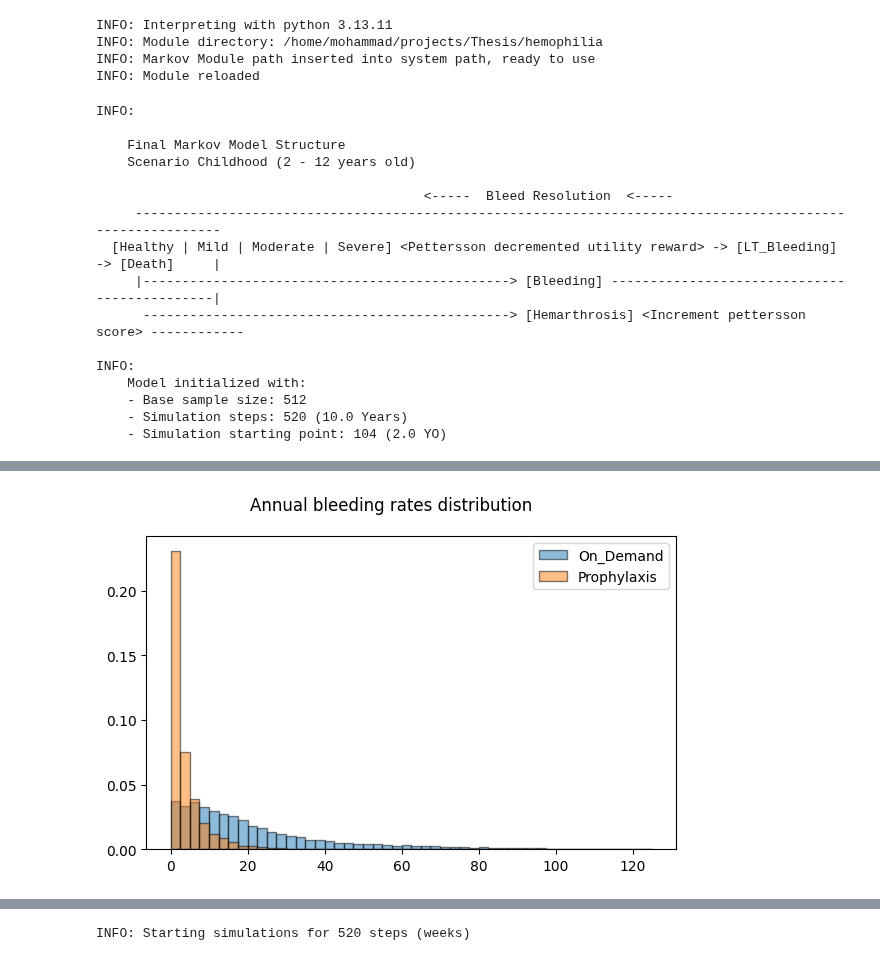
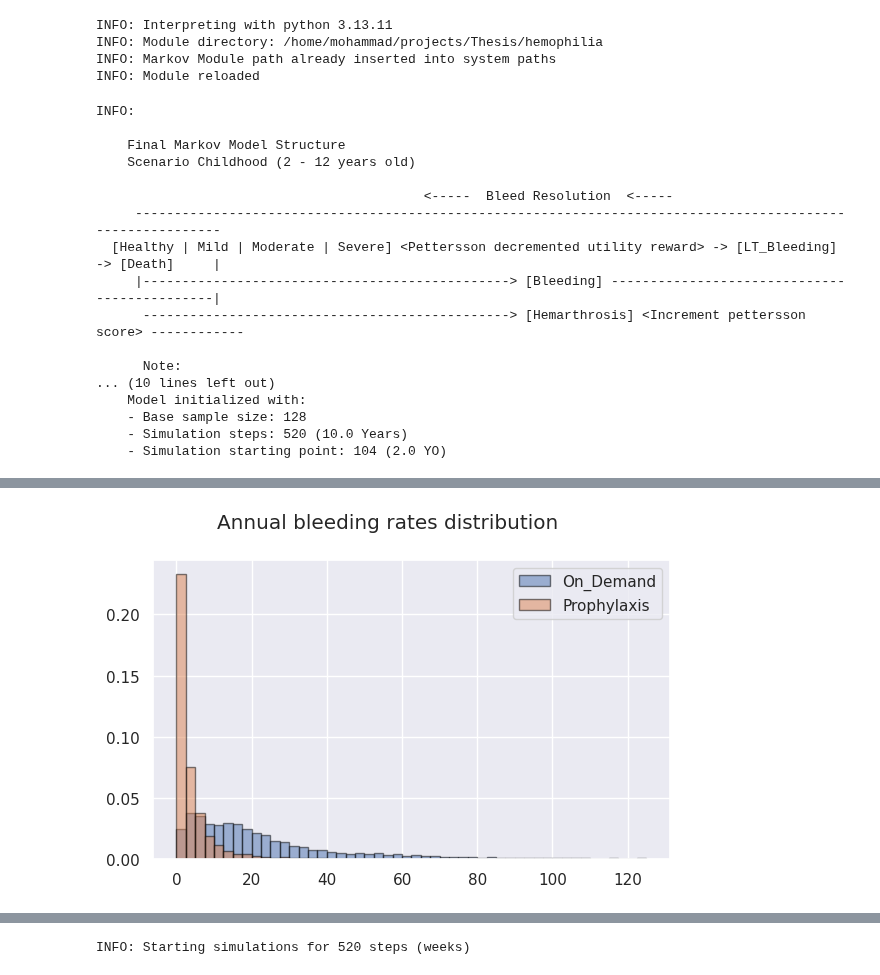
Before and after one commit to MohammadHashemian/SimpleMarkovChain, a Jupyter notebook: notebooks/03_hemophilia_cua_child.ipynb, the cells around one changed output, grey strips where cells are left out. Cells and saved outputs as stored; diff of their text form; code cells hidden in the pictures.

```diff
--- a/notebooks/03_hemophilia_cua_child.ipynb
+++ b/notebooks/03_hemophilia_cua_child.ipynb
@@ -22,27 +22,32 @@ if str(module_dir) not in sys.path:
 else:
     logger.info("Markov Module path already inserted into system paths")
 
+
+def _deep_reload(module_name):
+    module = sys.modules[module_name]
+    importlib.reload(module)
+    for name, submod in module.__dict__.items():
+        if hasattr(submod, '__name__') and submod.__name__.startswith(module_name + '.'):
+            _deep_reload(submod.__name__)
+
 # Temp solution to load as module
 try:
     from model import markov_chain as mc
     from model import probabilistic_analysis as psa
-    from model import visualization
+    from model import visualization  # noqa: F401
     from model import constants
     from model import utils
+    from model import defined_types
 
     # Force to update module
-    importlib.reload(mc)
-    importlib.reload(psa)
-    importlib.reload(visualization)
-    importlib.reload(constants)
-    importlib.reload(utils)
+    _deep_reload('model')
     logger.info("Module reloaded")
 except ModuleNotFoundError as e:
     logger.error(f"Unable to import module: {e.msg}")
 # %% [output]
 INFO: Interpreting with python 3.13.11
 INFO: Module directory: /home/mohammad/projects/Thesis/hemophilia
-INFO: Markov Module path inserted into system path, ready to use
+INFO: Markov Module path already inserted into system paths
 INFO: Module reloaded
 # %%
 import numpy as np
@@ -61,11 +66,21 @@ logger.info(
      |-----------------------------------------------> [Bleeding] ---------------------------------------------|
      |                                                                                                         |
       -----------------------------------------------> [Hemarthrosis] <Increment pettersson score> ------------
+
+      Note:
+      This model considers joint bleeds worsen the joints status (pettersson score), but not yet considers the relationship
+      between joint damage and number of annual bleeding rate the patients experiences.
+      Indeed several articles note that when a joint has been considered as a target joint,
+      there are more chance of repetitive hemarthrosis on that joint.
+      So i suggest it will be a better simulation if the ABR some how be calculated dependent to arthropathy progression.
+      This approach makes on-demand cheeper for short term and more expensive on long runs.
+      Also the patients overall simulated QALY and COSTs will be effected.
+      This suggestion will not be implemented in this model and only proposed for further investigation.
 """
 )
 
 # INPUTS
-sobol_sample_size = 512  # simulated sample final count follows: N * (D + 2)
+sobol_sample_size = 128  # simulated sample final count follows: N * (D + 2)
 n_cycles = constants.SHORT_TERM_CYCLE_COUNTS
 ssp = constants.SHORT_SIMULATION_START_AGE_IN_WEEK  # simulation starting point
 estate = constants.START_STATE  # entrance state
@@ -99,33 +114,41 @@ INFO:
      |-----------------------------------------------> [Bleeding] ---------------------------------------------|
       -----------------------------------------------> [Hemarthrosis] <Increment pettersson score> ------------
 
-INFO:
+      Note:
+... (10 lines left out)
     Model initialized with:
-    - Base sample size: 512
+    - Base sample size: 128
     - Simulation steps: 520 (10.0 Years)
     - Simulation starting point: 104 (2.0 YO)
 # %%
 # Short term simulation
+from model import defined_types
 from time import time
 import matplotlib.pyplot as plt
 import seaborn as sns
-import model.dtypes as dtypes  # defined types
+
 
 start = time()
 # Note: For the sake of statistical comparison n_samples should be in same size over different population in each treatment arms
 on_demand_sampled_abr = psa.sample_population_abrs(
-    treatment=dtypes.Treatment.ON_DEMAND,
+    treatment=defined_types.Treatment.ON_DEMAND,
     n_samples=sobol_sample_size,
     visualize=False,
 )
 prophylaxis_sampled_abr = psa.sample_population_abrs(
-    treatment=dtypes.Treatment.PROPHYLAXIS,
+    treatment=defined_types.Treatment.PROPHYLAXIS,
     n_samples=sobol_sample_size,
     visualize=False,
 )
 exc_time = round((time() - start), 2)
 logger.info(f"Sampling ABR values took {exc_time} seconds")
-logger.info(f"Generated data length: {len(on_demand_sampled_abr)}")
+logger.info(
+    f"Generated data length: On-demand -> {len(on_demand_sampled_abr)}, Prophylaxis -> {len(prophylaxis_sampled_abr)}"
+)
+if len(on_demand_sampled_abr) != len(prophylaxis_sampled_abr):
+    logger.warning(
+        "Sample size for treatment arms aren't same, probably caused by different inputs for sobol sampler method."
+    )
 
 # Drawing population ABR distribution
 plt.figure(figsize=(6, 4))
@@ -151,5 +174,8 @@ prophylaxis_hist = plt.hist(
 plt.legend()
 plt.tight_layout()
 
-logger.warning("Dataset for sampling ABR values got update, model constants and sampling not yet updated with new values.")
+# TODO:
+logger.warning(
+    "Dataset for sampling ABR values got update, make sure other model constants have been updated as well."
+)
 # %% [output]
@@ -159,4 +186,4 @@ WARNING: Dataset for sampling ABR values got update, model constants and samplin
-[figure, old version]
+[figure, new version]
 # %%
 weights = [utils.cal_body_weight(n, b=ssp) for n in range(n_cycles)]
 pairs: dict[int, float] = {(i + ssp): weight for i, weight in enumerate(weights)}
```
Also changed, not shown: parts of 19 cells of this notebook, 6 other files.
